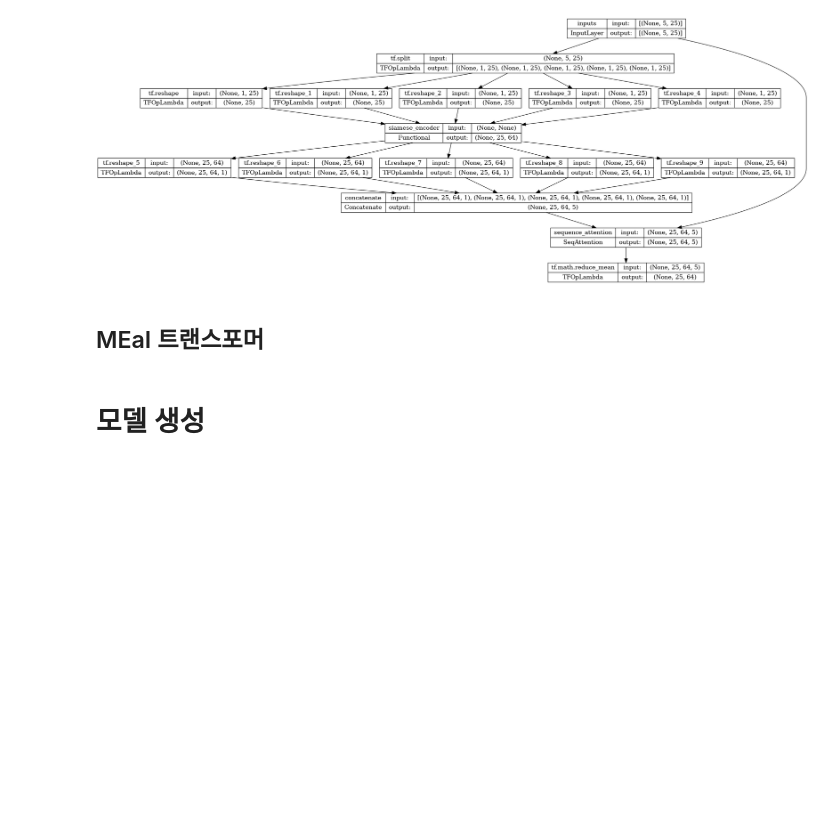
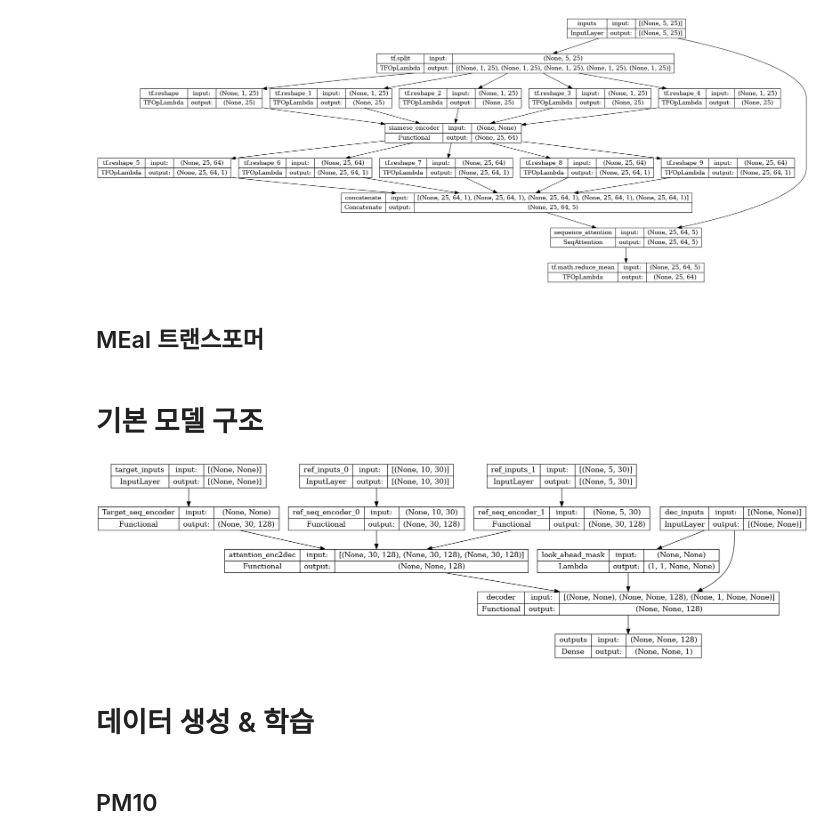
Before and after one commit to oiuyy207/MEaI_transformer, a Jupyter notebook: MEaI_transformer_V0.2.ipynb, the cells around one changed output. Saved outputs shown, nothing was run; the diff lists cells and outputs as text; code cells hidden in the pictures; blank space fills up the shorter version.

```diff
--- a/MEaI_transformer_V0.2.ipynb
+++ b/MEaI_transformer_V0.2.ipynb
@@ -440,11 +487,14 @@ To silence this warning, decorate the function with @tf.autograph.experimental.d
 ## MEaI 트랜스포머
 # %%
 def MEaI_transformer(window_size, forecast_range, ref_num_list:list, num_layers, dff,
-                     d_model, num_heads, dropout,
+                     d_model, num_heads, dropout,ref_encoder_name=None,
                      name="MEaI_transformer"):
 
     assert len(ref_num_list) > 0
     assert 0 not in ref_num_list
+    assert (ref_encoder_name is None) or type(ref_encoder_name) == list
+    if type(ref_encoder_name) == list:
+        assert len(ref_encoder_name) == len(ref_num_list)
 
     # 목표 시퀀스 인코더의 입력
     target_inputs = tf.keras.Input(shape=(None,), name="target_inputs")
@@ -470,10 +520,17 @@ def MEaI_transformer(window_size, forecast_range, ref_num_list:list, num_layers,
 
     #참조 시퀀스 멀티 인풋 인코더
     ref_seq_outputs = []
-    for idx, s in enumerate(ref_num_list):
-        ref_seq = multi_input_transformer(num_seq=s,window_size=window_size,num_layers=num_layers,dff=dff,
+
+    if ref_encoder_name is None:
+        for idx, s in enumerate(ref_num_list):
+            ref_seq = multi_input_transformer(num_seq=s,window_size=window_size,num_layers=num_layers,dff=dff,
                                               d_model=d_model,num_heads=num_heads,dropout=dropout,name=f"ref_seq_encoder_{idx}")(inputs=[ref_inputs[idx]])
-        ref_seq_outputs.append(ref_seq)
+            ref_seq_outputs.append(ref_seq)
+    else:
+        for idx, s in enumerate(ref_num_list):
+            ref_seq = multi_input_transformer(num_seq=s,window_size=window_size,num_layers=num_layers,dff=dff,
+                                              d_model=d_model,num_heads=num_heads,dropout=dropout,name=ref_encoder_name[idx])(inputs=[ref_inputs[idx]])
+            ref_seq_outputs.append(ref_seq)
 
     #concatenate-attention
     total_encode_output = [Target_seq_outputs]
@@ -494,4 +551,36 @@ def MEaI_transformer(window_size, forecast_range, ref_num_list:list, num_layers,
 
     return tf.keras.Model(inputs=total_inputs, outputs=outputs, name=name)
 # %% [markdown]
-# 모델 생성
+# 기본 모델 구조
+# %%
+params = {
+    'window_size':30,
+    'forecast_range':24,
+    'num_layers':4,
+    'dff':256,
+    'd_model':128,
+    'num_heads':4,
+    'dropout':0.1
+}
+# %%
+tf.keras.backend.clear_session()
+
+model = MEaI_transformer(
+    window_size = params['window_size'],
+    forecast_range = params['forecast_range'],
+    ref_num_list = [10,5],
+    num_layers = params['num_layers'],
+    dff = params['dff'],
+    d_model = params['d_model'],
+    num_heads = params['num_heads'],
+    dropout = params['dropout'],
+    ref_encoder_name=None,
+    name="MEaI_transformer")
+
+tf.keras.utils.plot_model(model, to_file='./imgs/MEaI_transformer.png', show_shapes=True)
+# %% [output]
+[figure, added]
+# %% [markdown]
+# 데이터 생성 & 학습
+# %% [markdown]
+## PM10
```
Also changed, not shown: parts of 49 cells of this notebook, 17 other files.
